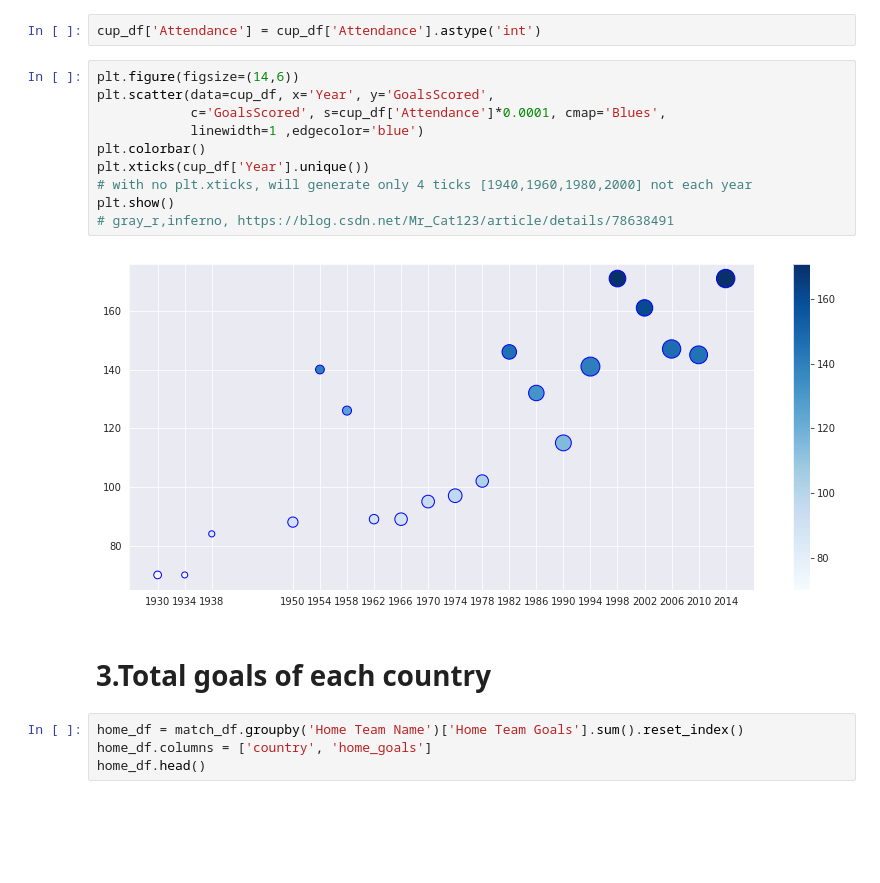
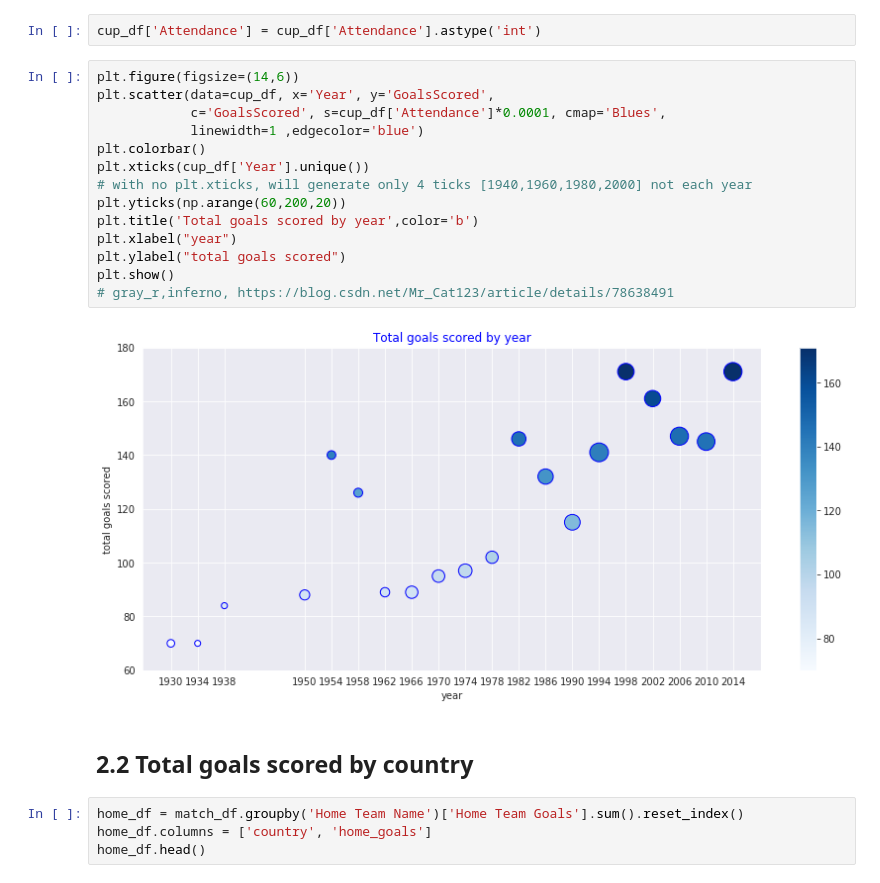
Before and after one commit to davidkorea/DATA_ANALYSIS, a Jupyter notebook: 10_FIFA_World_Cup_Kaggle/FIFA_analysis.ipynb, the cells around one changed output. Drawn from its saved outputs; the diff is of its cells as text; blank space fills up the shorter version.

```diff
--- a/10_FIFA_World_Cup_Kaggle/FIFA_analysis.ipynb
+++ b/10_FIFA_World_Cup_Kaggle/FIFA_analysis.ipynb
@@ -134,17 +140,21 @@ cup_df['Attendance'] = cup_df['Attendance'].astype('int')
 # %%
 plt.figure(figsize=(14,6))
 plt.scatter(data=cup_df, x='Year', y='GoalsScored',
             c='GoalsScored', s=cup_df['Attendance']*0.0001, cmap='Blues',
             linewidth=1 ,edgecolor='blue')
 plt.colorbar()
 plt.xticks(cup_df['Year'].unique())
 # with no plt.xticks, will generate only 4 ticks [1940,1960,1980,2000] not each year
+plt.yticks(np.arange(60,200,20))
+plt.title('Total goals scored by year',color='b')
+plt.xlabel("year")
+plt.ylabel("total goals scored")
 plt.show()
 # gray_r,inferno, https://blog.csdn.net/Mr_Cat123/article/details/78638491
 # %% [output]
-[figure, old version]
+[figure, new version]
 # %% [markdown]
-# 3.Total goals of each country
+## 2.2 Total goals scored by country
 # %%
 home_df = match_df.groupby('Home Team Name')['Home Team Goals'].sum().reset_index()
 home_df.columns = ['country', 'home_goals']
```
Also changed, not shown: parts of 24 cells of this notebook.
